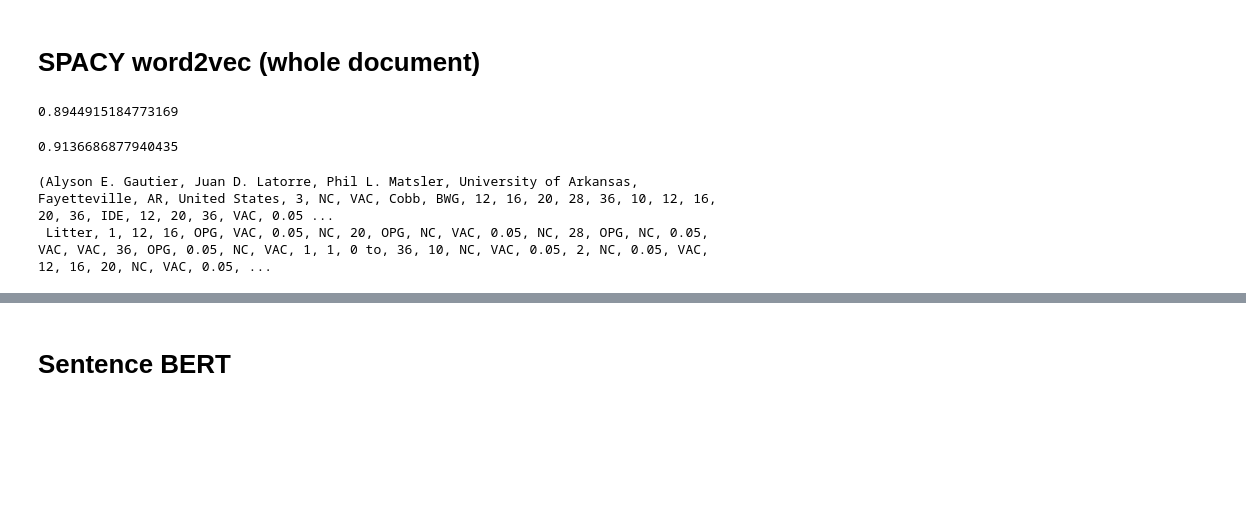
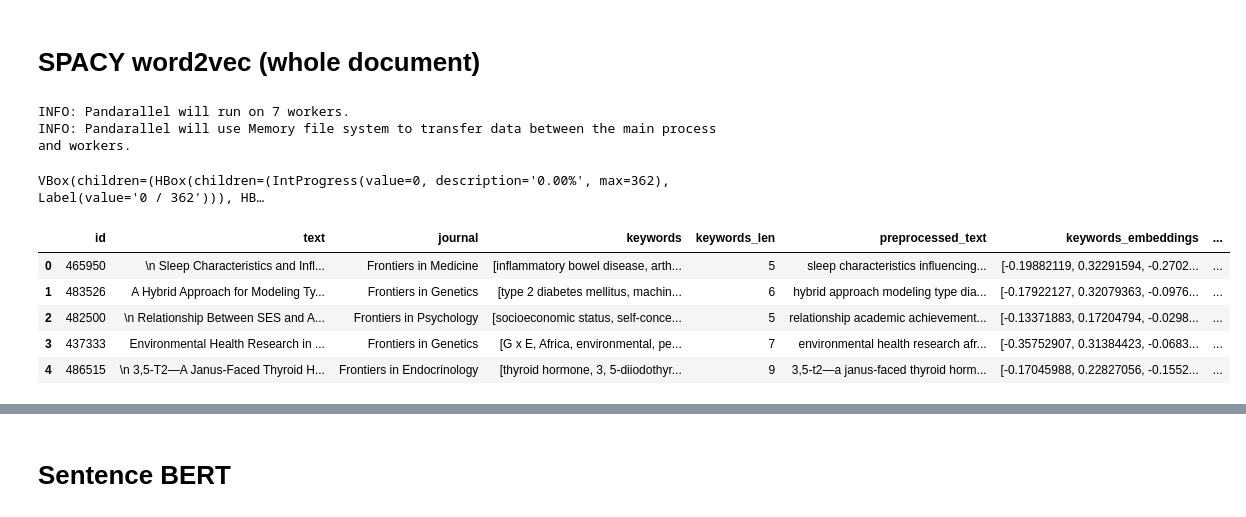
Before and after one commit to opertifelipe/frontiers, a Jupyter notebook: notebooks/Untitled.ipynb, the cells around one changed output, grey strips where cells are left out. Drawn from its saved outputs; the diff is of its cells as text; code cells hidden in the pictures; blank space fills up the shorter version.

```diff
--- a/notebooks/Untitled.ipynb
+++ b/notebooks/Untitled.ipynb
@@ -342,19 +326,12 @@ doc3 = nlp(df["text"][1207])
-# %%
-# Create vectors
-vectors = []
-for i in range(df.shape[0]):
-    doc = nlp(df["preprocessed_text"][i])
-    vectors.append(doc.vector)
-# %%
-df["spacy_vectors"] = vectors
-# %% [output]
-0.8944915184773169
-# %%
-doc2.similarity(doc3)
-# %% [output]
-0.9136686877940435
-# %%
-print(doc1.ents)
-# %% [output]
-(Alyson E. Gautier, Juan D. Latorre, Phil L. Matsler, University of Arkansas, Fayetteville, AR, United States, 3, NC, VAC, Cobb, BWG, 12, 16, 20, 28, 36, 10, 12, 16, 20, 36, IDE, 12, 20, 36, VAC, 0.05 ...
- Litter, 1, 12, 16, OPG, VAC, 0.05, NC, 20, OPG, NC, VAC, 0.05, NC, 28, OPG, NC, 0.05, VAC, VAC, 36, OPG, 0.05, NC, VAC, 1, 1, 0 to, 36, 10, NC, VAC, 0.05, 2, NC, 0.05, VAC, 12, 16, 20, NC, VAC, 0.05, ...
+# %%
+def get_document_embedding(text):
+    doc = nlp(text)
+    return doc.vector
+# %%
+pandarallel.initialize(nb_workers=7,progress_bar=True)
+
+df["embeddings_preproceed_text"] = df["preprocessed_text"].parallel_apply(get_document_embedding)
+# %% [output]
+INFO: Pandarallel will run on 7 workers.
+INFO: Pandarallel will use Memory file system to transfer data between the main process and workers.
+VBox(children=(HBox(children=(IntProgress(value=0, description='0.00%', max=362), Label(value='0 / 362'))), HB…
@@ -360,0 +340,9 @@ print(doc1.ents)
+# %%
+df.head()
+# %% [output]
+|  | id | text | journal | keywords | keywords_len | preprocessed_text | keywords_embeddings | ... |
+| 0 | 465950 | \n Sleep Characteristics and Infl... | Frontiers in Medicine | [inflammatory bowel disease, arth... | 5 | sleep characteristics influencing... | [-0.19882119, 0.32291594, -0.2702... | ... |
+| 1 | 483526 | A Hybrid Approach for Modeling Ty... | Frontiers in Genetics | [type 2 diabetes mellitus, machin... | 6 | hybrid approach modeling type dia... | [-0.17922127, 0.32079363, -0.0976... | ... |
+| 2 | 482500 | \n Relationship Between SES and A... | Frontiers in Psychology | [socioeconomic status, self-conce... | 5 | relationship academic achievement... | [-0.13371883, 0.17204794, -0.0298... | ... |
+| 3 | 437333 | Environmental Health Research in ... | Frontiers in Genetics | [G x E, Africa, environmental, pe... | 7 | environmental health research afr... | [-0.35752907, 0.31384423, -0.0683... | ... |
+| 4 | 486515 | \n 3,5-T2—A Janus-Faced Thyroid H... | Frontiers in Endocrinology | [thyroid hormone, 3, 5-diiodothyr... | 9 | 3,5-t2—a janus-faced thyroid horm... | [-0.17045988, 0.22827056, -0.1552... | ... |
```
Also changed, not shown: parts of 10 cells of this notebook.
